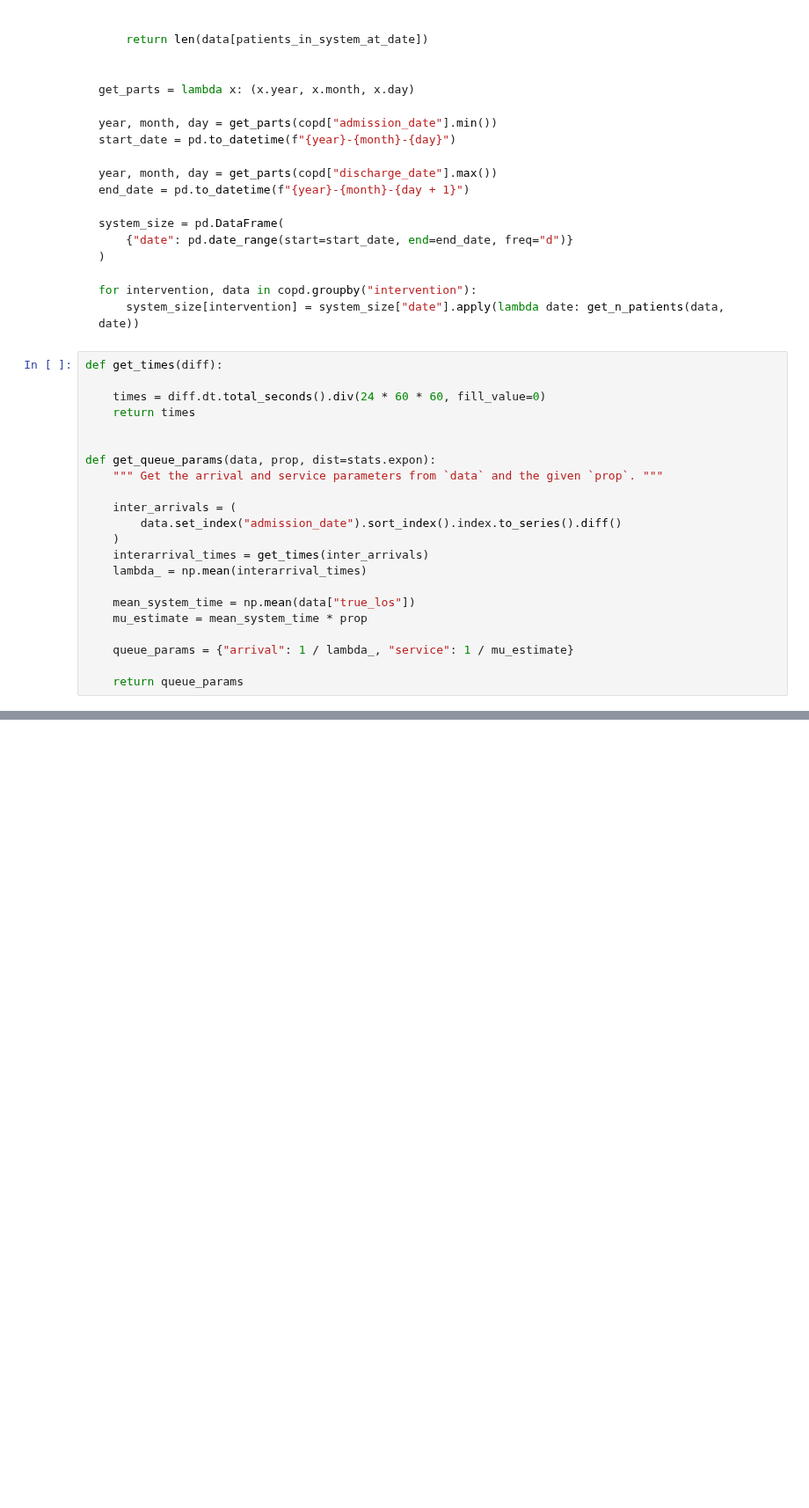
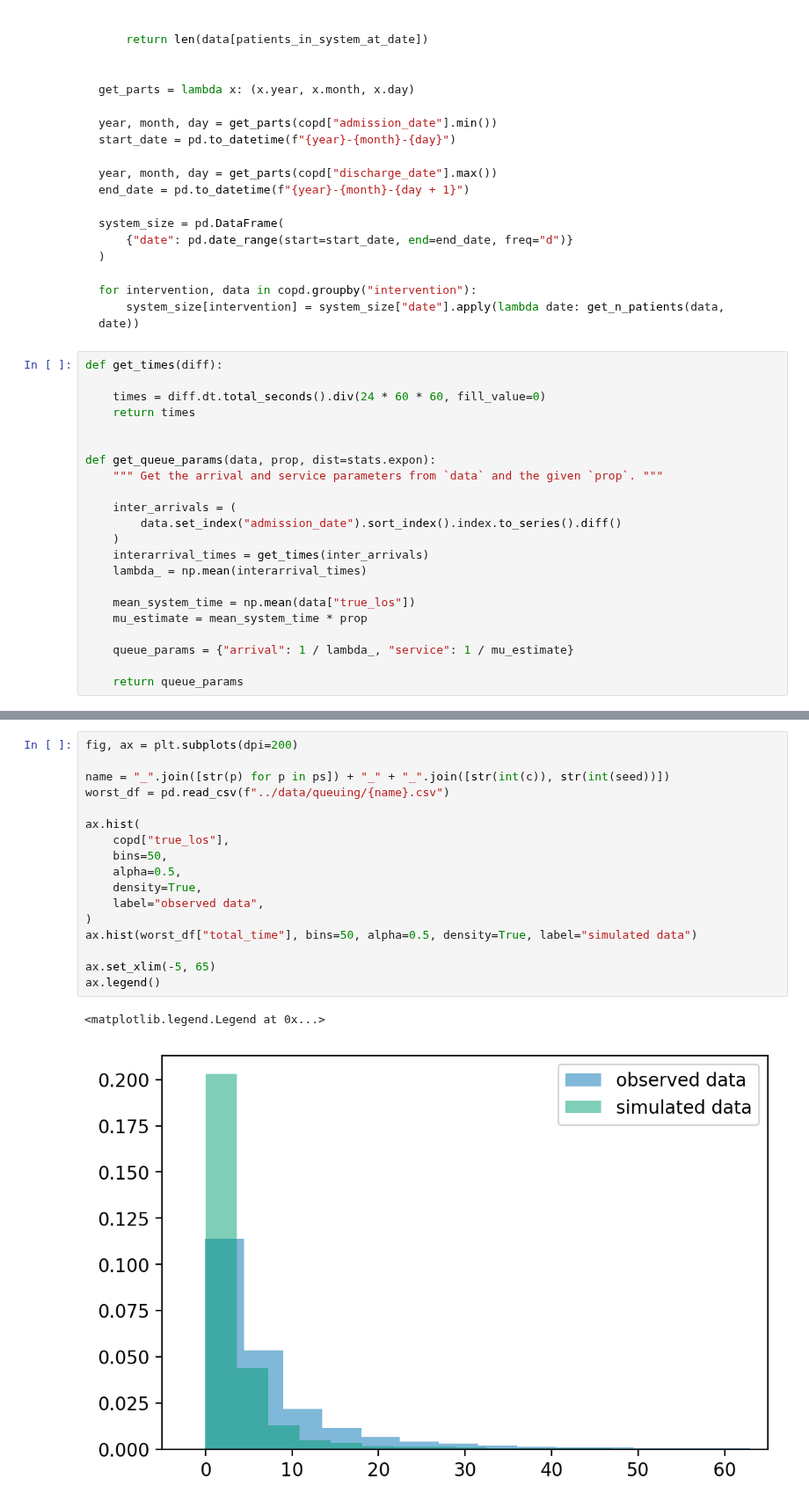
Before and after one commit to daffidwilde/copd-paper, a Jupyter notebook: nbs/queuing.ipynb, the cells around one changed output, grey strips where cells are left out. Shown at 88% size. Cells and saved outputs as stored; diff of their text form; blank space fills up the shorter version.

```diff
--- a/nbs/queuing.ipynb
+++ b/nbs/queuing.ipynb
@@ -196,0 +215,20 @@ ax.legend()
+# %%
+fig, ax = plt.subplots(dpi=200)
+
+name = "_".join([str(p) for p in ps]) + "_" + "_".join([str(int(c)), str(int(seed))])
+worst_df = pd.read_csv(f"../data/queuing/{name}.csv")
+
+ax.hist(
+    copd["true_los"],
+    bins=50,
+    alpha=0.5,
+    density=True,
+    label="observed data",
+)
+ax.hist(worst_df["total_time"], bins=50, alpha=0.5, density=True, label="simulated data")
+
+ax.set_xlim(-5, 65)
+ax.legend()
+# %% [output]
+<matplotlib.legend.Legend at 0x...>
+[figure, added]
```
Also changed, not shown: parts of 6 cells of this notebook, 1 other file.
